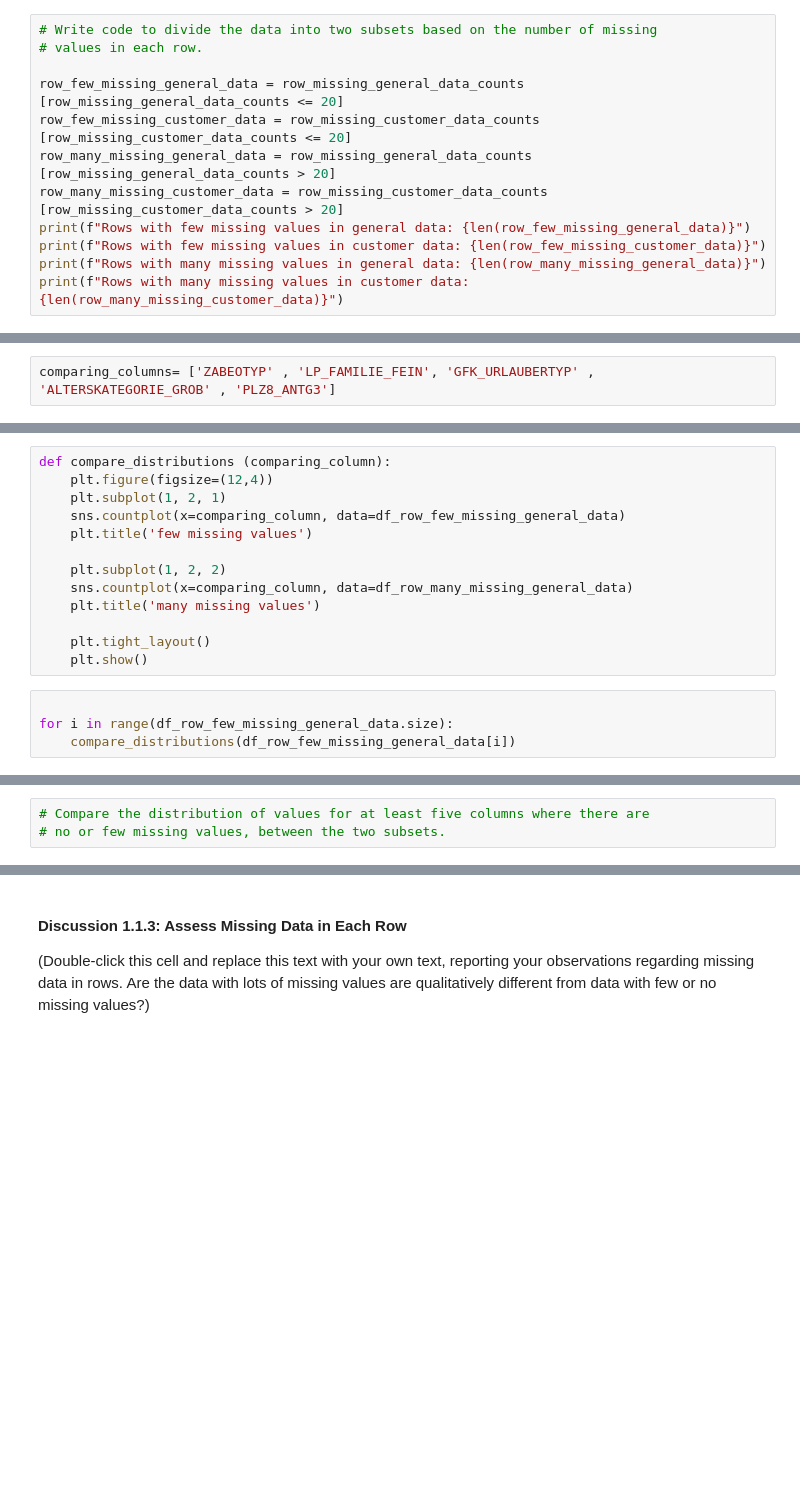
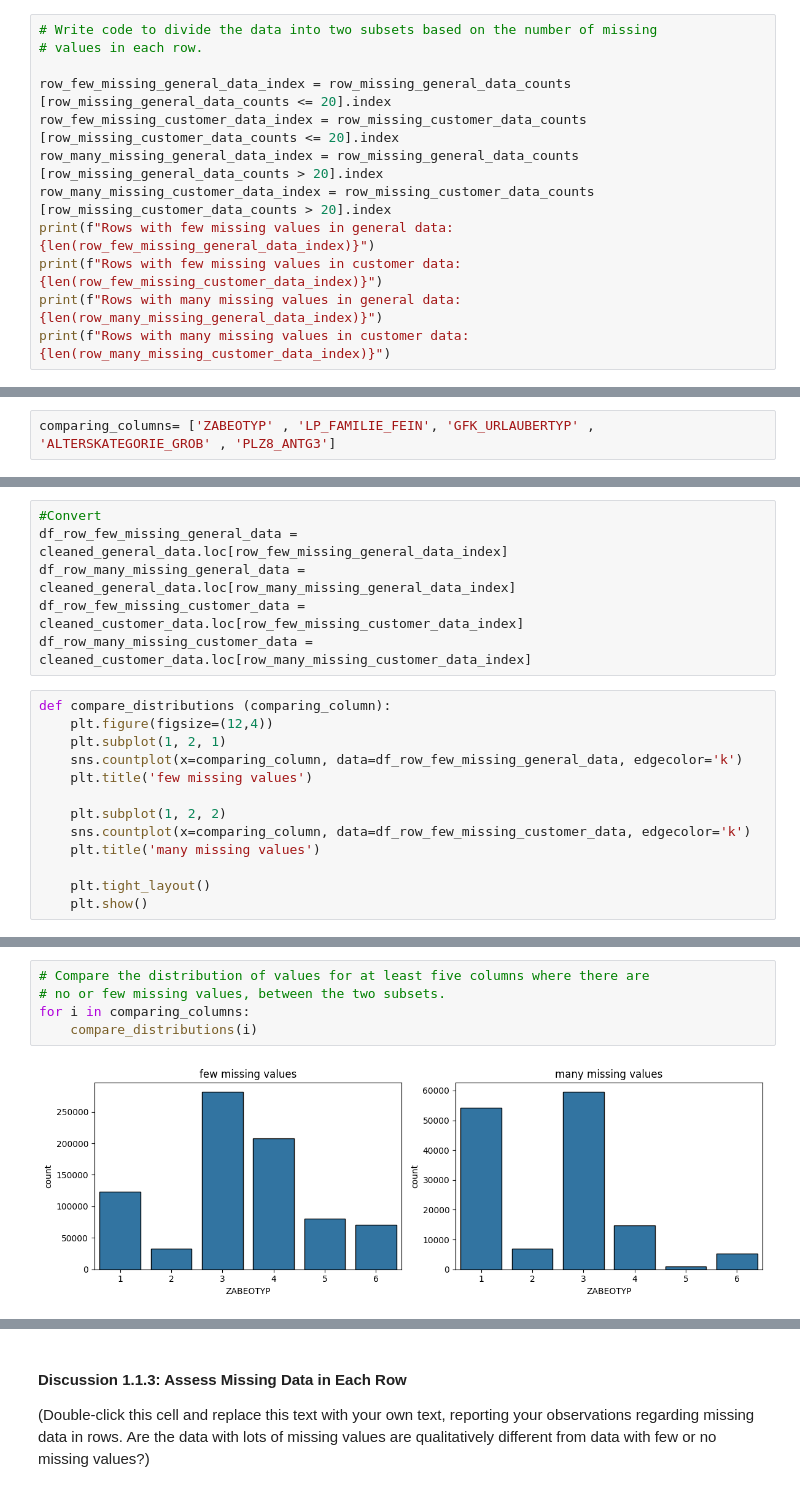
Before and after one commit to EssaAlsharif/Identify-Customer-Segments, a Jupyter notebook: Identify_Customer_Segments.ipynb, the cells around one changed output, grey strips where cells are left out. Drawn from its saved outputs; the diff is of its cells as text; blank space fills up the shorter version.

```diff
--- a/Identify_Customer_Segments.ipynb
+++ b/Identify_Customer_Segments.ipynb
@@ -537,14 +534,14 @@ plt.show()
 # Write code to divide the data into two subsets based on the number of missing
 # values in each row.
 
-row_few_missing_general_data = row_missing_general_data_counts [row_missing_general_data_counts <= 20]
-row_few_missing_customer_data = row_missing_customer_data_counts [row_missing_customer_data_counts <= 20]
-row_many_missing_general_data = row_missing_general_data_counts [row_missing_general_data_counts > 20]
-row_many_missing_customer_data = row_missing_customer_data_counts [row_missing_customer_data_counts > 20]
-print(f"Rows with few missing values in general data: {len(row_few_missing_general_data)}")
-print(f"Rows with few missing values in customer data: {len(row_few_missing_customer_data)}")
-print(f"Rows with many missing values in general data: {len(row_many_missing_general_data)}")
-print(f"Rows with many missing values in customer data: {len(row_many_missing_customer_data)}")
+row_few_missing_general_data_index = row_missing_general_data_counts [row_missing_general_data_counts <= 20].index
+row_few_missing_customer_data_index = row_missing_customer_data_counts [row_missing_customer_data_counts <= 20].index
+row_many_missing_general_data_index = row_missing_general_data_counts [row_missing_general_data_counts > 20].index
+row_many_missing_customer_data_index = row_missing_customer_data_counts [row_missing_customer_data_counts > 20].index
+print(f"Rows with few missing values in general data: {len(row_few_missing_general_data_index)}")
+print(f"Rows with few missing values in customer data: {len(row_few_missing_customer_data_index)}")
+print(f"Rows with many missing values in general data: {len(row_many_missing_general_data_index)}")
+print(f"Rows with many missing values in customer data: {len(row_many_missing_customer_data_index)}")
 # %% [output]
 Rows with few missing values in general data: 797426
 Rows with few missing values in customer data: 141622
@@ -563,17 +556,19 @@ comparing_columns= ['ZABEOTYP' , 'LP_FAMILIE_FEIN', 'GFK_URLAUBERTYP' , 'ALTERSK
+# %%
+#Convert
+df_row_few_missing_general_data = cleaned_general_data.loc[row_few_missing_general_data_index]
+df_row_many_missing_general_data = cleaned_general_data.loc[row_many_missing_general_data_index]
+df_row_few_missing_customer_data = cleaned_customer_data.loc[row_few_missing_customer_data_index]
+df_row_many_missing_customer_data = cleaned_customer_data.loc[row_many_missing_customer_data_index]
 # %%
 def compare_distributions (comparing_column):
     plt.figure(figsize=(12,4))
     plt.subplot(1, 2, 1)
-    sns.countplot(x=comparing_column, data=df_row_few_missing_general_data)
+    sns.countplot(x=comparing_column, data=df_row_few_missing_general_data, edgecolor='k')
     plt.title('few missing values')
 
     plt.subplot(1, 2, 2)
-    sns.countplot(x=comparing_column, data=df_row_many_missing_general_data)
+    sns.countplot(x=comparing_column, data=df_row_few_missing_customer_data, edgecolor='k')
     plt.title('many missing values')
 
     plt.tight_layout()
     plt.show()
-# %%
-
-for i in range(df_row_few_missing_general_data.size):
-    compare_distributions(df_row_few_missing_general_data[i])
@@ -600,3 +575,7 @@ ValueError: Could not interpret value `ZABEOTYP` for `x`. An entry with this nam
 # %%
 # Compare the distribution of values for at least five columns where there are
 # no or few missing values, between the two subsets.
+for i in comparing_columns:
+    compare_distributions(i)
+# %% [output]
+[figure, added]
```
Also changed, not shown: parts of 11 cells of this notebook.
